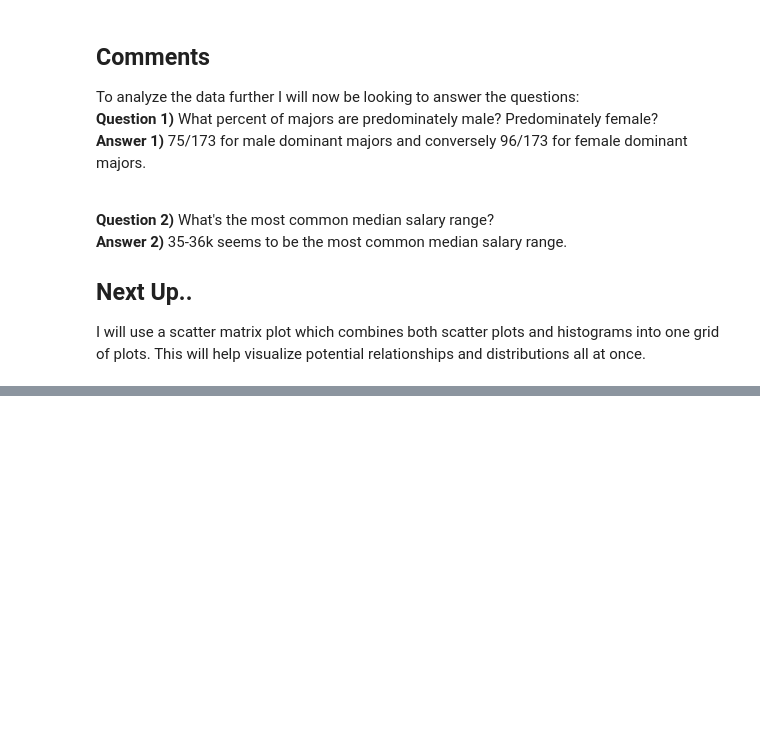
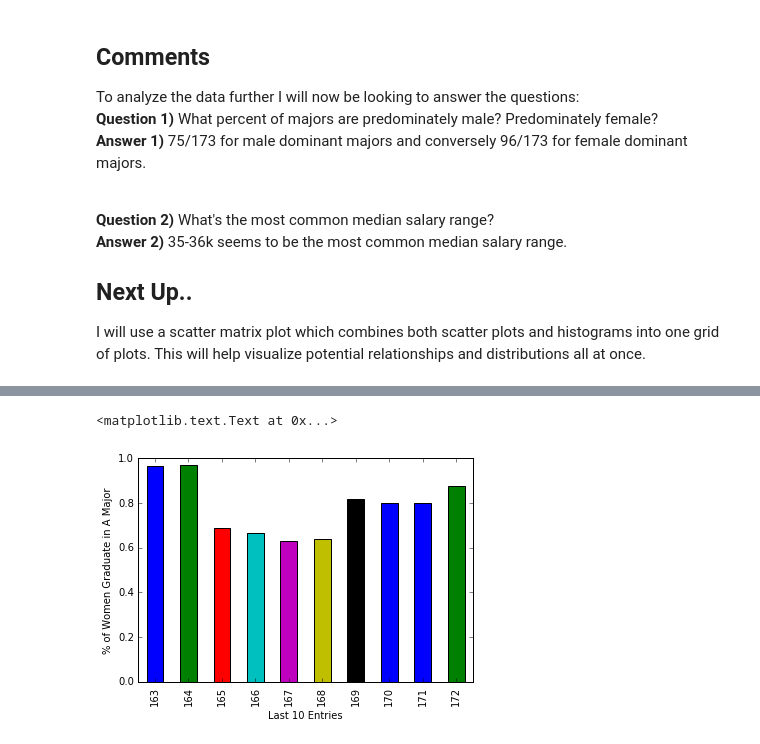
Before and after one commit to Overwear/Salary-Based-On-College-Majors, a Jupyter notebook: Basics.ipynb, the cells around one changed output, grey strips where cells are left out. Cells and saved outputs as stored; diff of their text form; code cells hidden in the pictures; blank space fills up the shorter version.

```diff
--- a/Basics.ipynb
+++ b/Basics.ipynb
@@ -284,0 +332,7 @@ I will use a scatter matrix plot which combines both scatter plots and histogram
+# %%
+ax16 = recent_grads[-10:]["ShareWomen"].plot(kind='bar')
+ax16.set_xlabel("Last 10 Entries")
+ax16.set_ylabel("% of Women Graduate in A Major")
+# %% [output]
+<matplotlib.text.Text at 0x...>
+[figure, added]
```
Also changed, not shown: parts of 8 cells of this notebook.
